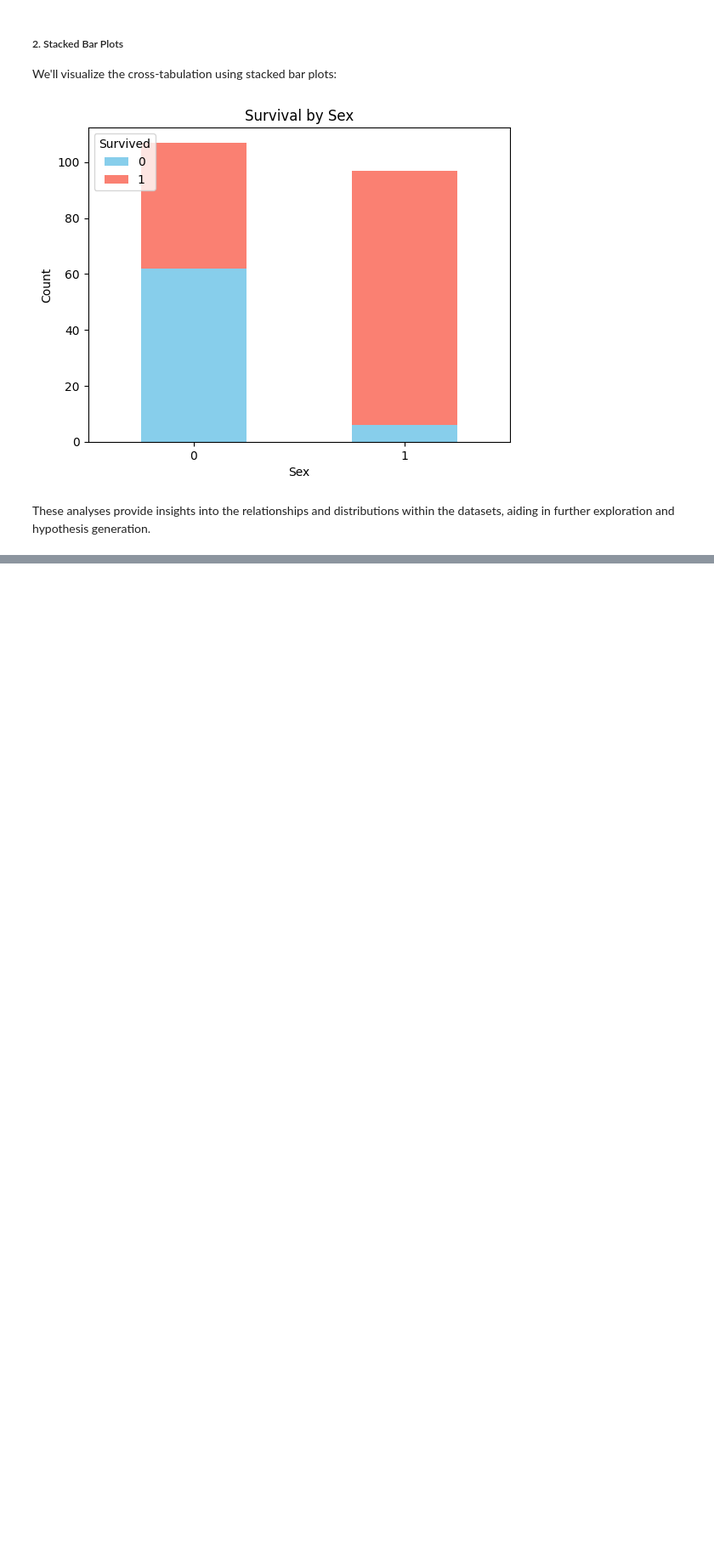
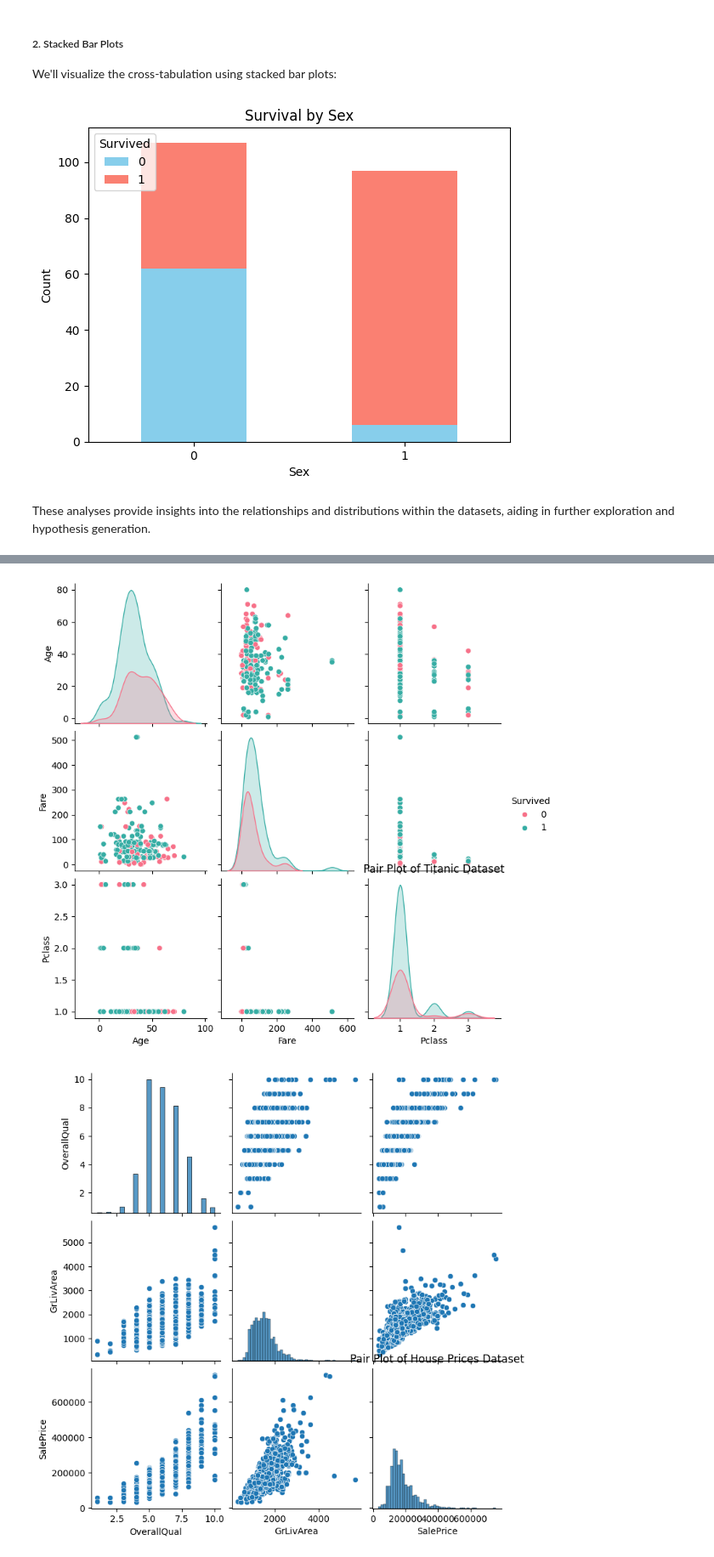
Before and after one commit to Devasy23/EDA, a Jupyter notebook: EDA-mk-I.ipynb, the cells around one changed output, grey strips where cells are left out. Shown at 85% size. Saved outputs shown, nothing was run; the diff lists cells and outputs as text; code cells hidden in the pictures; blank space fills up the shorter version.

```diff
--- a/EDA-mk-I.ipynb
+++ b/EDA-mk-I.ipynb
@@ -427,0 +390,13 @@ These analyses provide insights into the relationships and distributions within
+# %%
+# Pair plot for numeric variables in Titanic dataset
+sns.pairplot(titanic_df, vars=['Age', 'Fare', 'Pclass'], hue='Survived', palette='husl')
+plt.title('Pair Plot of Titanic Dataset')
+plt.show()
+
+# Pair plot for numeric variables in House Prices dataset
+sns.pairplot(house_prices_df, vars=['OverallQual', 'GrLivArea', 'SalePrice'], palette='husl')
+plt.title('Pair Plot of House Prices Dataset')
+plt.show()
+# %% [output]
+[figure, added]
+[figure, added]
```
Also changed, not shown: parts of 13 cells of this notebook, 1 other file.
